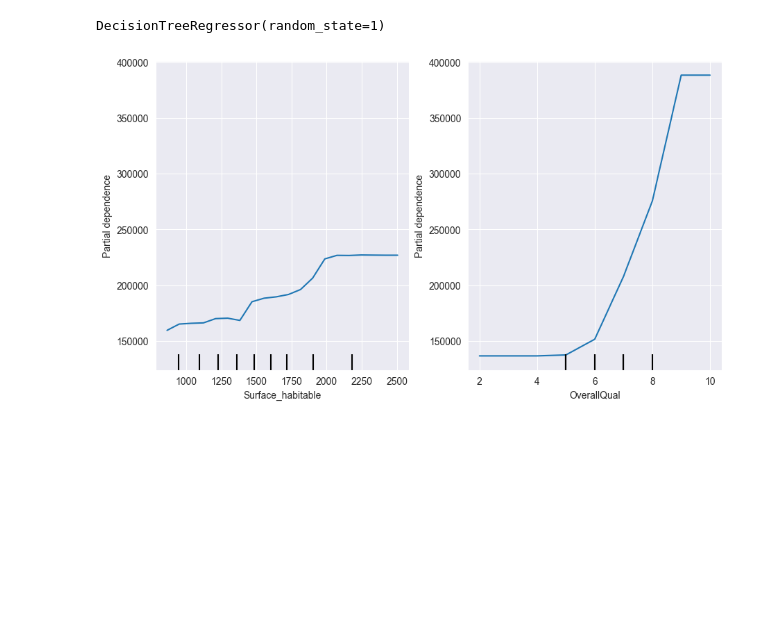
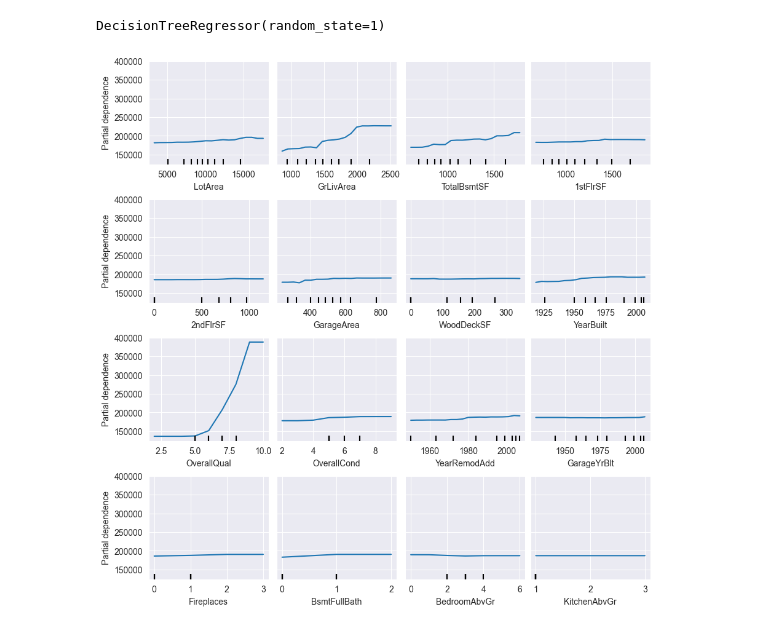
Before and after one commit to LoicHarroue/Challenge-48H-Data, a Jupyter notebook: src/notebook/visualisation/visu_col.ipynb, the cells around one changed output. Saved outputs shown, nothing was run; the diff lists cells and outputs as text; code cells hidden in the pictures; blank space fills up the shorter version.

```diff
--- a/src/notebook/visualisation/visu_col.ipynb
+++ b/src/notebook/visualisation/visu_col.ipynb
@@ -39,25 +39,27 @@ DecisionTreeRegressor(random_state=1)
 # %%
 from time import time
 
 common_params = {
     "subsample": 50,
     "n_jobs": 2,
     "grid_resolution": 20,
     "random_state": 0,
 }
 
+feat = ["LotArea","GrLivArea","TotalBsmtSF","1stFlrSF","2ndFlrSF","GarageArea","WoodDeckSF","YearBuilt","OverallQual","OverallCond","YearRemodAdd","GarageYrBlt","Fireplaces","BsmtFullBath","BedroomAbvGr","KitchenAbvGr"]
+
 features_info = {
-    "features": ["Surface_habitable", "OverallQual"],
+    "features": feat,
     "kind": "average",
 }
-_, ax = plt.subplots(ncols=2, nrows=1, figsize=(9, 5), constrained_layout=True)
+_, ax = plt.subplots(ncols=4, nrows=4, figsize=(9, 9), constrained_layout=True)
 tic = time()
 display = PartialDependenceDisplay.from_estimator(
     hgbdt_model,
     x,
     **features_info,
     ax=ax,
     **common_params,
 )
 # %% [output]
-[figure, old version]
+[figure, new version]
```
Also changed, not shown: parts of 1 cell of this notebook, 1 other file.
